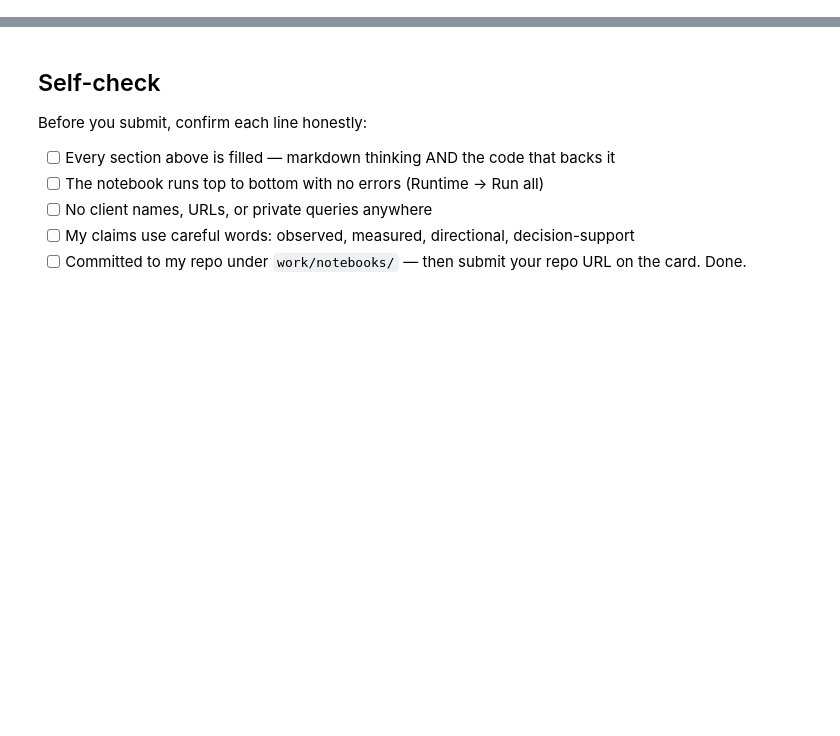
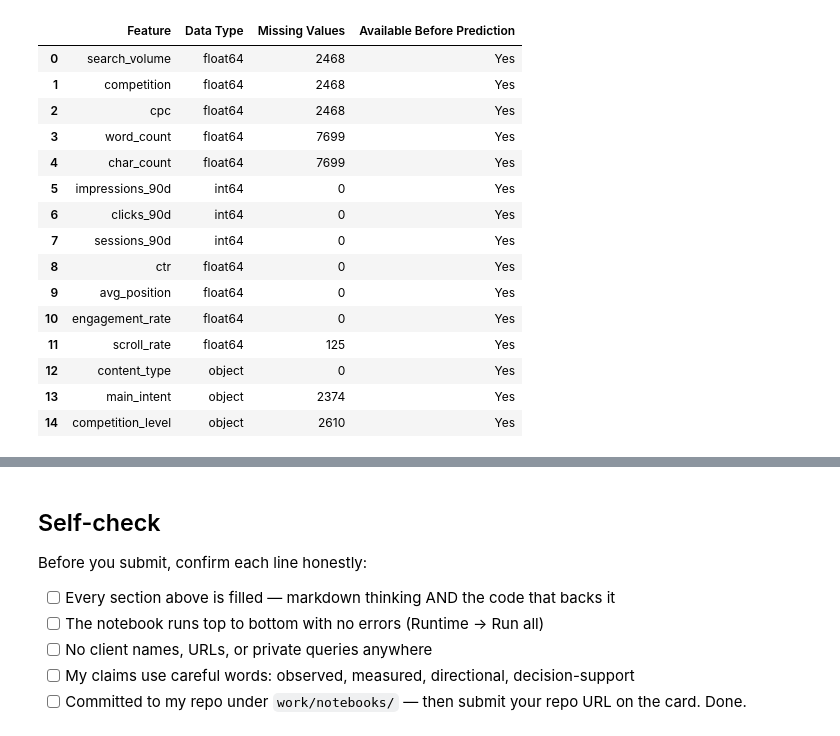
Before and after one commit to k9Sx3CC/01_first_look_and_discovery.ipynb, a Jupyter notebook: work/notebooks/w03_feature_leakage_check.ipynb, the cells around one changed output, grey strips where cells are left out. Cells and saved outputs as stored; diff of their text form; code cells hidden in the pictures; blank space fills up the shorter version.

```diff
--- a/work/notebooks/w03_feature_leakage_check.ipynb
+++ b/work/notebooks/w03_feature_leakage_check.ipynb
@@ -12,0 +91,28 @@ This skeleton is yours to fill. Work the sections **in order** — each one has
+# %%
+# This cell is for CODE (numbers, a query, a check).
+# Write your text answer in the cell ABOVE this one — typing sentences here breaks Run All.
+feature_summary = pd.DataFrame({
+    "Feature": features,
+    "Data Type": [str(df[c].dtype) for c in features],
+    "Missing Values": [df[c].isnull().sum() for c in features],
+    "Available Before Prediction": ["Yes"] * len(features)
+})
+
+display(feature_summary)
+# %% [output]
+|  | Feature | Data Type | Missing Values | Available Before Prediction |
+| 0 | search_volume | float64 | 2468 | Yes |
+| 1 | competition | float64 | 2468 | Yes |
+| 2 | cpc | float64 | 2468 | Yes |
+| 3 | word_count | float64 | 7699 | Yes |
+| 4 | char_count | float64 | 7699 | Yes |
+| 5 | impressions_90d | int64 | 0 | Yes |
+| 6 | clicks_90d | int64 | 0 | Yes |
+| 7 | sessions_90d | int64 | 0 | Yes |
+| 8 | ctr | float64 | 0 | Yes |
+| 9 | avg_position | float64 | 0 | Yes |
+| 10 | engagement_rate | float64 | 0 | Yes |
+| 11 | scroll_rate | float64 | 125 | Yes |
+| 12 | content_type | object | 0 | Yes |
+| 13 | main_intent | object | 2374 | Yes |
+| 14 | competition_level | object | 2610 | Yes |
```
Also changed, not shown: parts of 15 cells of this notebook.
